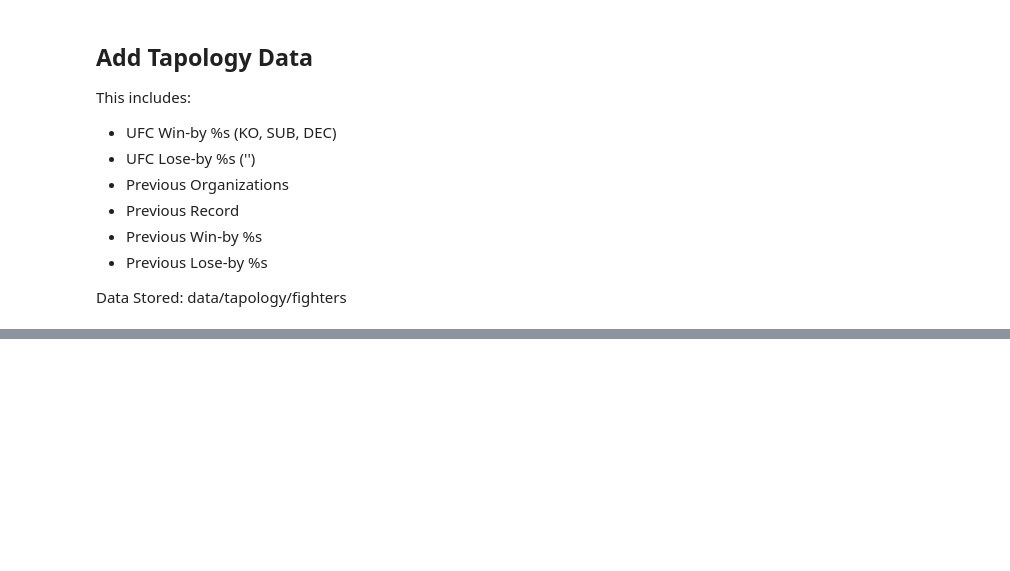
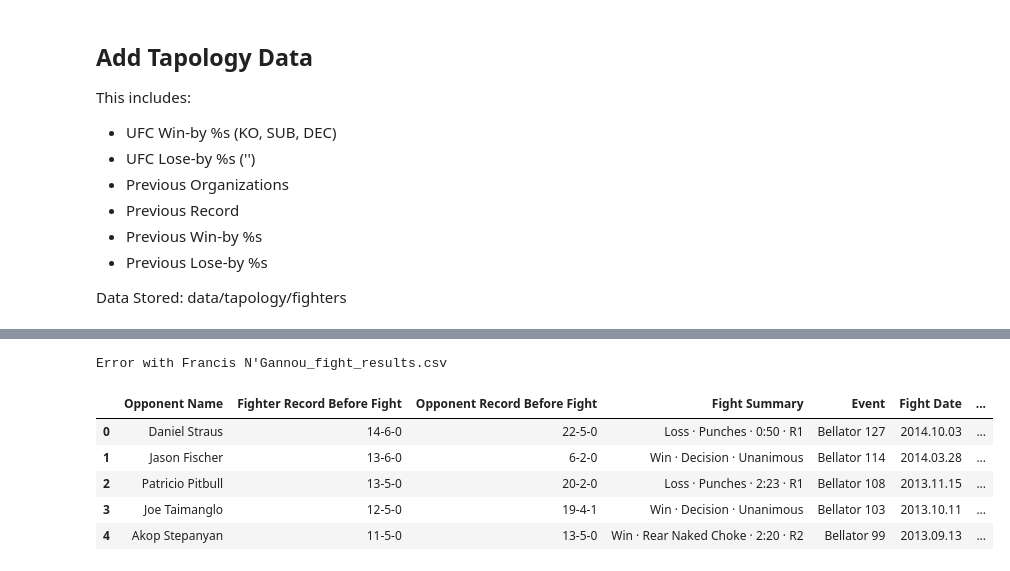
Before and after one commit to tmcroyce/UFC_Prediction_V2.1, a Jupyter notebook: V2_Newer_Notebooks/5. Feature Additions.ipynb, the cells around one changed output, grey strips where cells are left out. Saved outputs shown, nothing was run; the diff lists cells and outputs as text; code cells hidden in the pictures; blank space fills up the shorter version.

```diff
--- a/V2_Newer_Notebooks/5. Feature Additions.ipynb
+++ b/V2_Newer_Notebooks/5. Feature Additions.ipynb
@@ -47,21 +47,22 @@ warnings.filterwarnings('ignore')
 from random import randint
 import  random
 import os
-os.chdir('C:/Users/Travis/OneDrive/Data Science/Personal_Projects/Sports/UFC_Prediction_V2')
-import winsound
+os.chdir('/Users/travisroyce/Library/CloudStorage/OneDrive-Personal/Data Science/Personal_Projects/Sports/UFC_Prediction_V2')
+
 
 from cmath import nan
 
-sound_file = "data/audio/Jobs Done.wav"
+#import winsound
+# sound_file = "data/audio/Jobs Done.wav"
 
-def play_jobs_done():
-    winsound.PlaySound(sound_file, winsound.SND_FILENAME)
+# def play_jobs_done():
+#     winsound.PlaySound(sound_file, winsound.SND_FILENAME)
 
 
-bad_sound_file = 'data/audio/Danger Will Robinson.wav'
+# bad_sound_file = 'data/audio/Danger Will Robinson.wav'
 
-def play_danger():
-    winsound.PlaySound(bad_sound_file, winsound.SND_FILENAME)
+# def play_danger():
+#     winsound.PlaySound(bad_sound_file, winsound.SND_FILENAME)
 # %%
 # Load fights df
 fights_df = pd.read_csv('data/final/aggregates/Fight_DF.csv')
@@ -1574,0 +2184,4 @@ Data Stored: data/tapology/fighters
+# %%
+all_records = os.listdir('data/tapology/fighters')
+fight_results = [f for f in all_records if 'fight_results' in f]
+fight_results
@@ -1574,0 +2206,4 @@ Data Stored: data/tapology/fighters
+# %%
+# open the first
+df = pd.read_csv('data/tapology/fighters/' + fight_results[0])
+df.head()
@@ -1574,0 +2217,21 @@ Data Stored: data/tapology/fighters
+# %%
+# for each file, open and append to a dataframe and add fighter name
+fight_results_df = pd.DataFrame()
+for file in fight_results:
+    try:
+        df = pd.read_csv('data/tapology/fighters/' + file)
+        df['Fighter Name'] = file.split('_')[0]
+        fight_results_df = fight_results_df.append(df)
+    except:
+        print(f'Error with {file}')
+        continue
+
+fight_results_df.head()
+# %% [output]
+Error with Francis N'Gannou_fight_results.csv
+|  | Opponent Name | Fighter Record Before Fight | Opponent Record Before Fight | Fight Summary | Event | Fight Date | ... |
+| 0 | Daniel Straus | 14-6-0 | 22-5-0 | Loss · Punches · 0:50 · R1 | Bellator 127 | 2014.10.03 | ... |
+| 1 | Jason Fischer | 13-6-0 | 6-2-0 | Win · Decision · Unanimous | Bellator 114 | 2014.03.28 | ... |
+| 2 | Patricio Pitbull | 13-5-0 | 20-2-0 | Loss · Punches · 2:23 · R1 | Bellator 108 | 2013.11.15 | ... |
+| 3 | Joe Taimanglo | 12-5-0 | 19-4-1 | Win · Decision · Unanimous | Bellator 103 | 2013.10.11 | ... |
+| 4 | Akop Stepanyan | 11-5-0 | 13-5-0 | Win · Rear Naked Choke · 2:20 · R2 | Bellator 99 | 2013.09.13 | ... |
```
Also changed, not shown: parts of 46 cells of this notebook.
